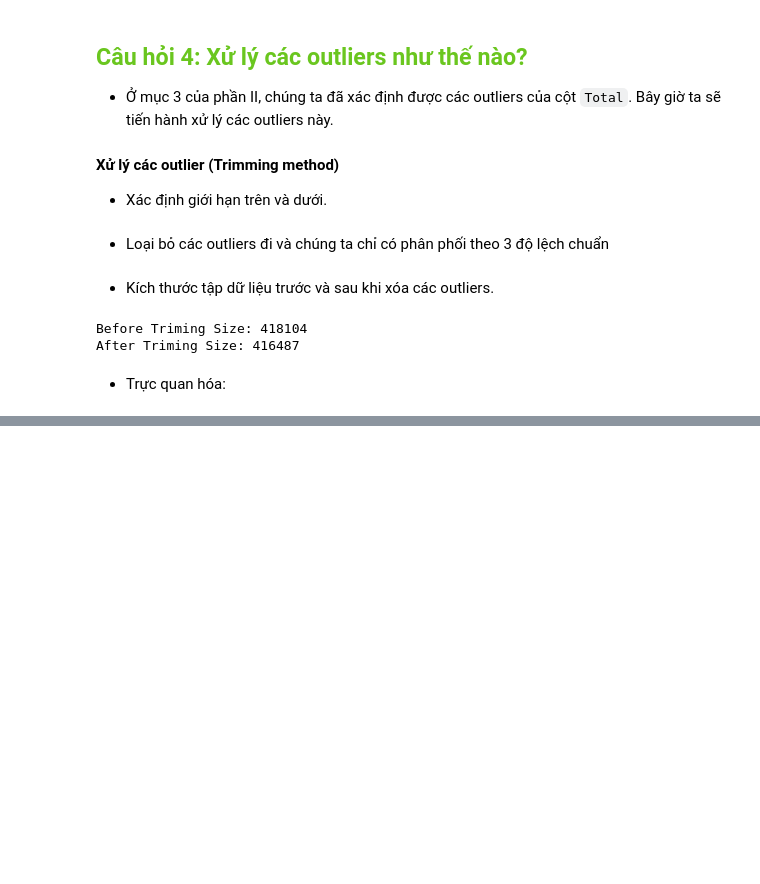
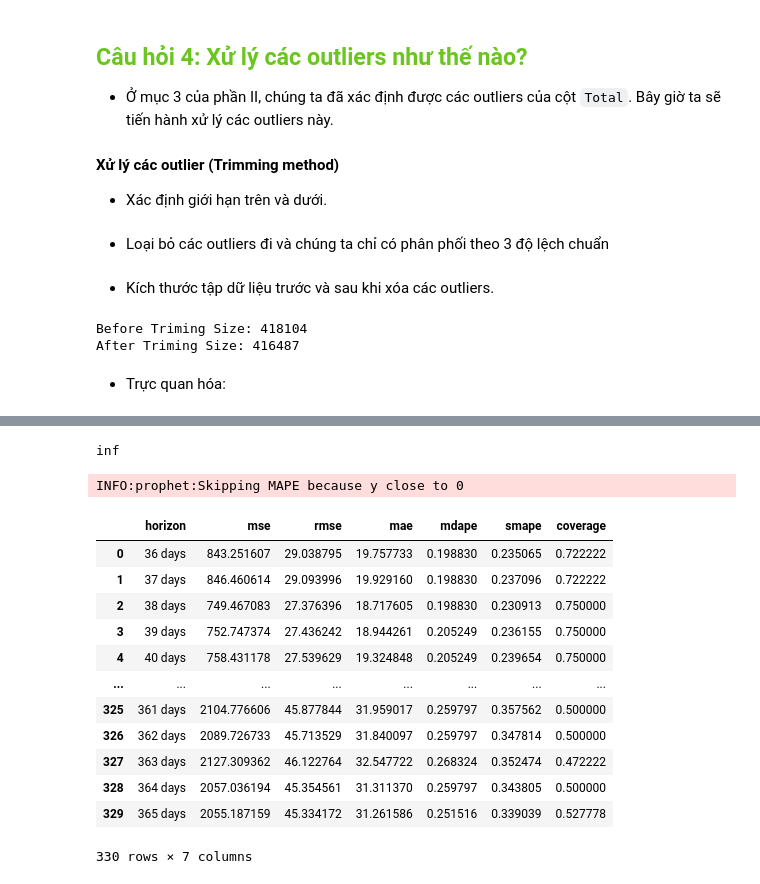
Before and after one commit to NgoDangQuang/KHDLUD, a Jupyter notebook: 1712888_18120526_18120527_19120633.ipynb, the cells around one changed output, grey strips where cells are left out. Saved outputs shown, nothing was run; the diff lists cells and outputs as text; code cells hidden in the pictures; blank space fills up the shorter version.

```diff
--- a/1712888_18120526_18120527_19120633.ipynb
+++ b/1712888_18120526_18120527_19120633.ipynb
@@ -986,0 +1231,25 @@ plt.show()
+# %%
+MAPE = np.abs((df_cv['y'] - df_cv['yhat']) / df_cv['y'])
+
+MAPE.sum()
+# %% [output]
+inf
+# %%
+from prophet.diagnostics import performance_metrics
+df_p = performance_metrics(df_cv)
+df_p
+# %% [output]
+INFO:prophet:Skipping MAPE because y close to 0
+|  | horizon | mse | rmse | mae | mdape | smape | coverage |
+| 0 | 36 days | 843.251607 | 29.038795 | 19.757733 | 0.198830 | 0.235065 | 0.722222 |
+| 1 | 37 days | 846.460614 | 29.093996 | 19.929160 | 0.198830 | 0.237096 | 0.722222 |
+| 2 | 38 days | 749.467083 | 27.376396 | 18.717605 | 0.198830 | 0.230913 | 0.750000 |
+| 3 | 39 days | 752.747374 | 27.436242 | 18.944261 | 0.205249 | 0.236155 | 0.750000 |
+| 4 | 40 days | 758.431178 | 27.539629 | 19.324848 | 0.205249 | 0.239654 | 0.750000 |
+| ... | ... | ... | ... | ... | ... | ... | ... |
+| 325 | 361 days | 2104.776606 | 45.877844 | 31.959017 | 0.259797 | 0.357562 | 0.500000 |
+| 326 | 362 days | 2089.726733 | 45.713529 | 31.840097 | 0.259797 | 0.347814 | 0.500000 |
+| 327 | 363 days | 2127.309362 | 46.122764 | 32.547722 | 0.268324 | 0.352474 | 0.472222 |
+| 328 | 364 days | 2057.036194 | 45.354561 | 31.311370 | 0.259797 | 0.343805 | 0.500000 |
+| 329 | 365 days | 2055.187159 | 45.334172 | 31.261586 | 0.251516 | 0.339039 | 0.527778 |
+330 rows × 7 columns
```
Also changed, not shown: parts of 45 cells of this notebook.
